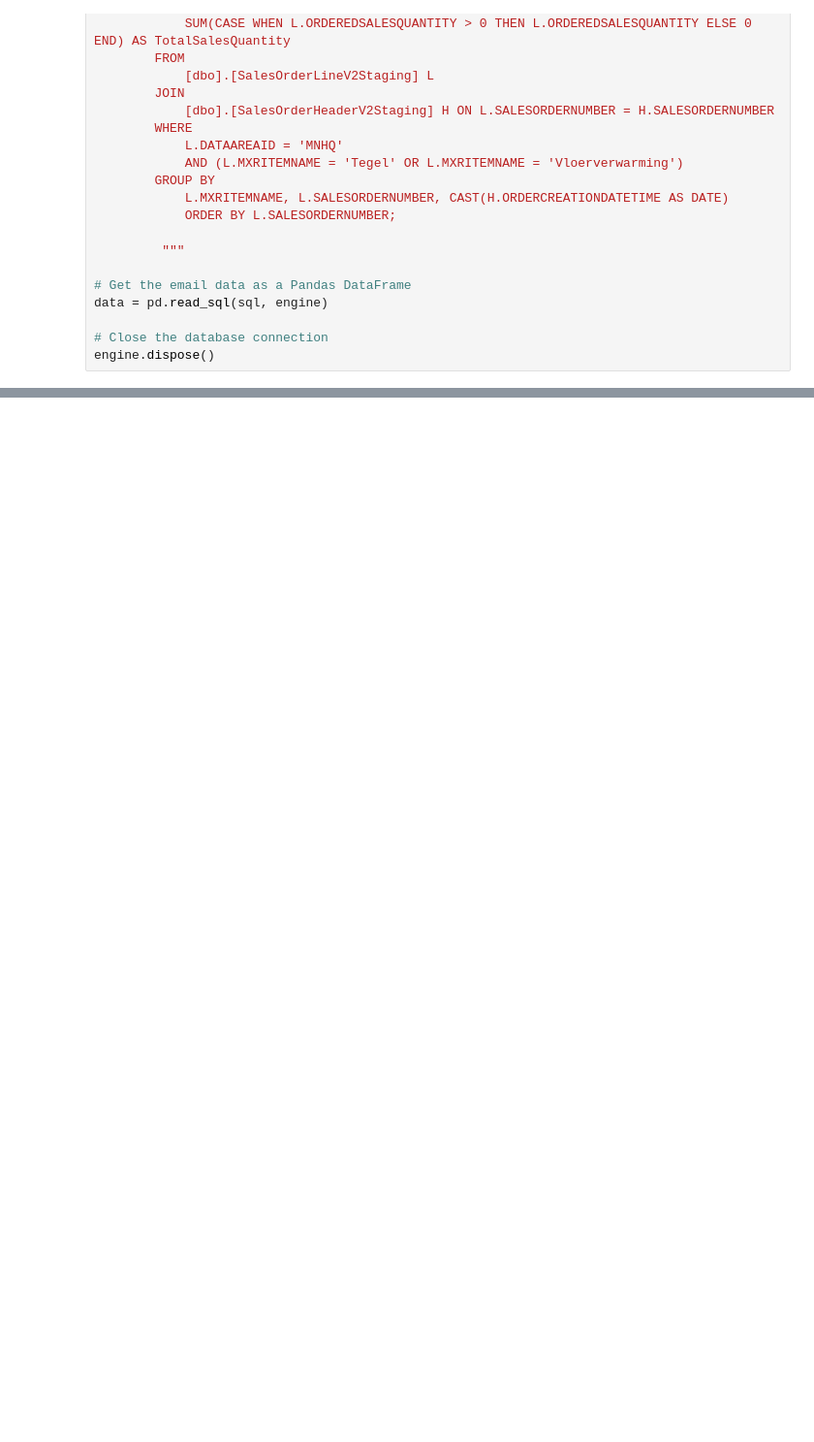
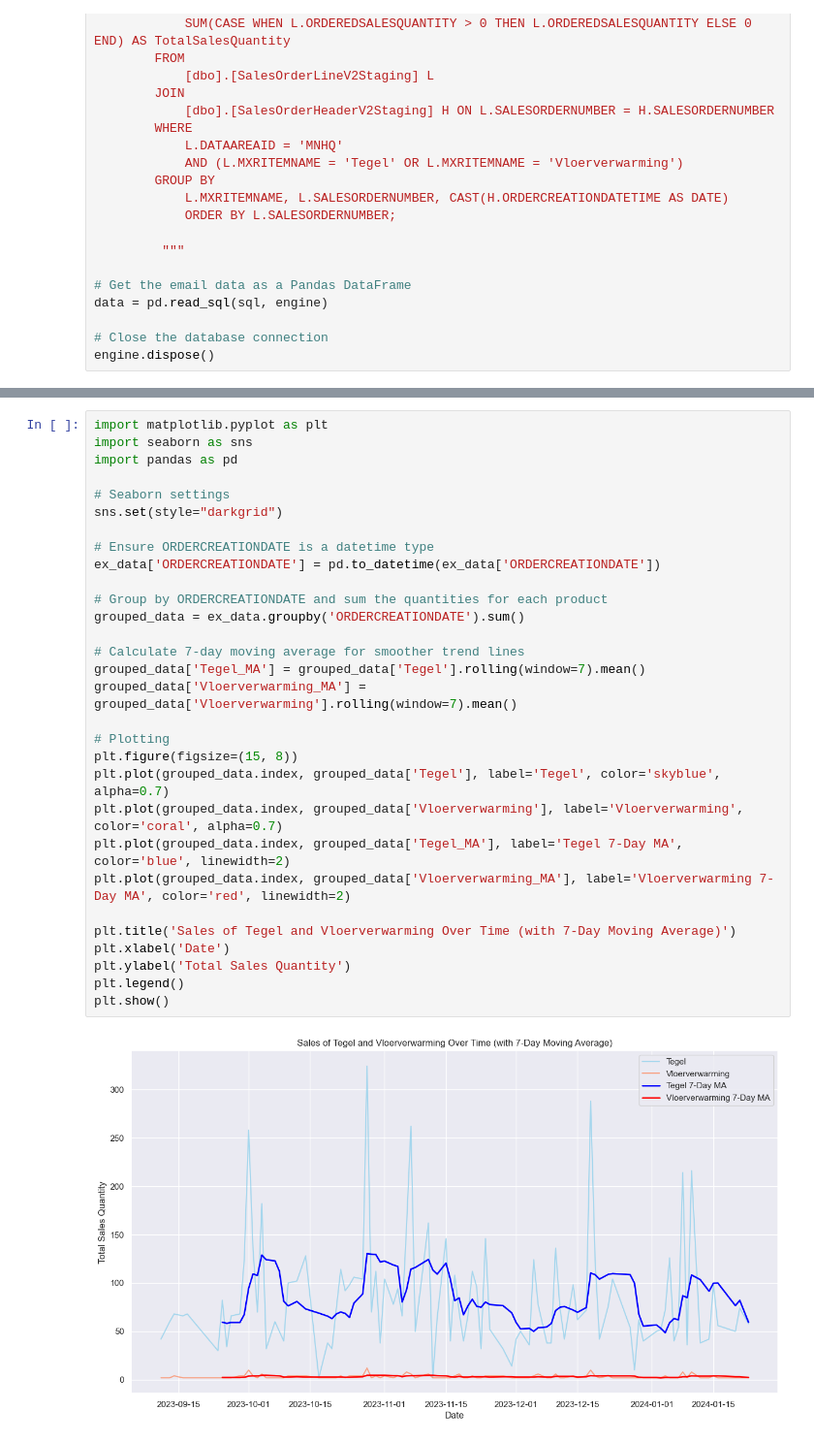
Before and after one commit to BenjaminGraziadei223946/MaxaroProjects, a Jupyter notebook: something/something.ipynb, the cells around one changed output, grey strips where cells are left out. Shown at 97% size. Drawn from its saved outputs; the diff is of its cells as text; blank space fills up the shorter version.

```diff
--- a/something/something.ipynb
+++ b/something/something.ipynb
@@ -111,0 +75,32 @@ pivoted_data
+# %%
+import matplotlib.pyplot as plt
+import seaborn as sns
+import pandas as pd
+
+# Seaborn settings
+sns.set(style="darkgrid")
+
+# Ensure ORDERCREATIONDATE is a datetime type
+ex_data['ORDERCREATIONDATE'] = pd.to_datetime(ex_data['ORDERCREATIONDATE'])
+
+# Group by ORDERCREATIONDATE and sum the quantities for each product
+grouped_data = ex_data.groupby('ORDERCREATIONDATE').sum()
+
+# Calculate 7-day moving average for smoother trend lines
+grouped_data['Tegel_MA'] = grouped_data['Tegel'].rolling(window=7).mean()
+grouped_data['Vloerverwarming_MA'] = grouped_data['Vloerverwarming'].rolling(window=7).mean()
+
+# Plotting
+plt.figure(figsize=(15, 8))
+plt.plot(grouped_data.index, grouped_data['Tegel'], label='Tegel', color='skyblue', alpha=0.7)
+plt.plot(grouped_data.index, grouped_data['Vloerverwarming'], label='Vloerverwarming', color='coral', alpha=0.7)
+plt.plot(grouped_data.index, grouped_data['Tegel_MA'], label='Tegel 7-Day MA', color='blue', linewidth=2)
+plt.plot(grouped_data.index, grouped_data['Vloerverwarming_MA'], label='Vloerverwarming 7-Day MA', color='red', linewidth=2)
+
+plt.title('Sales of Tegel and Vloerverwarming Over Time (with 7-Day Moving Average)')
+plt.xlabel('Date')
+plt.ylabel('Total Sales Quantity')
+plt.legend()
+plt.show()
+# %% [output]
+[figure, added]
```
Also changed, not shown: parts of 9 cells of this notebook.
